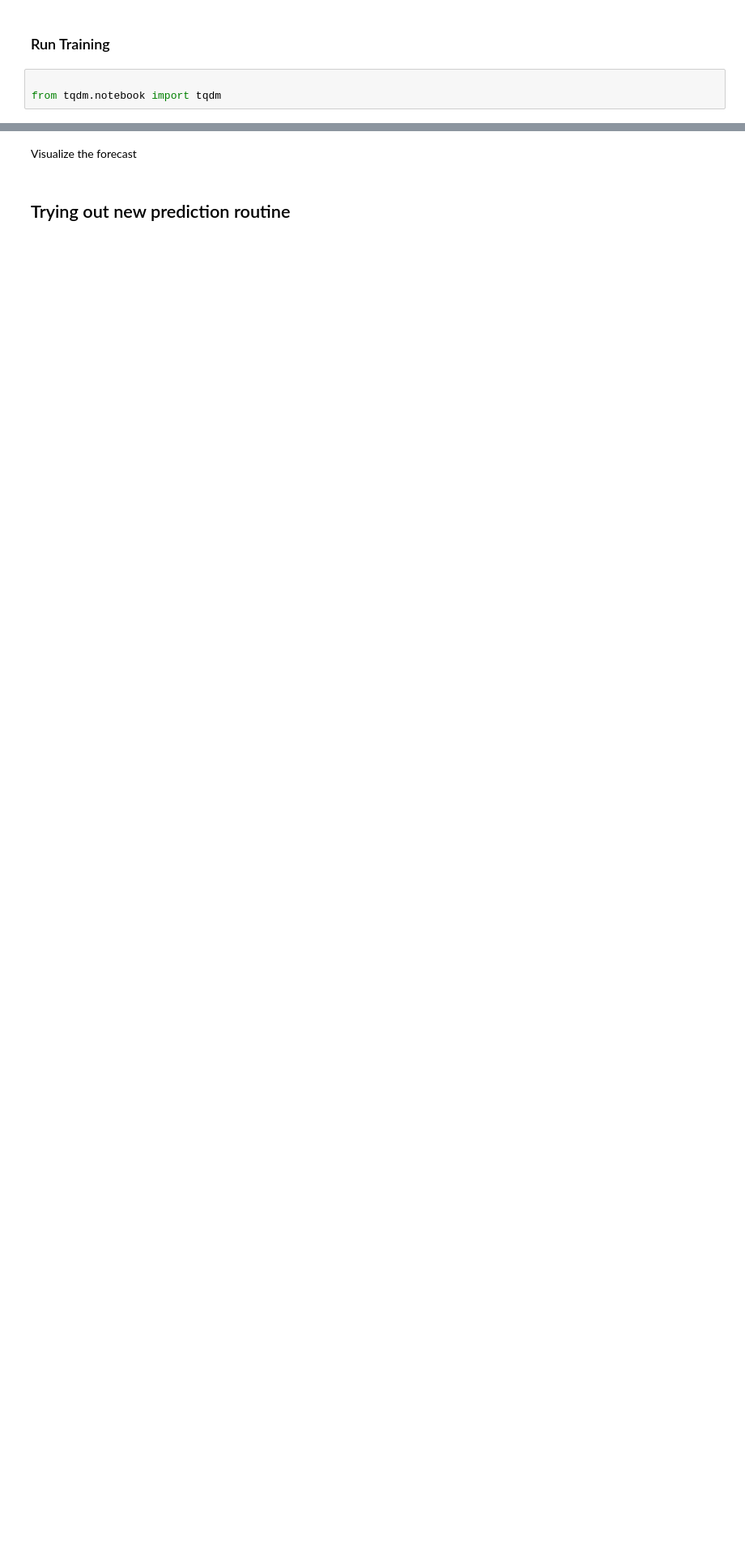
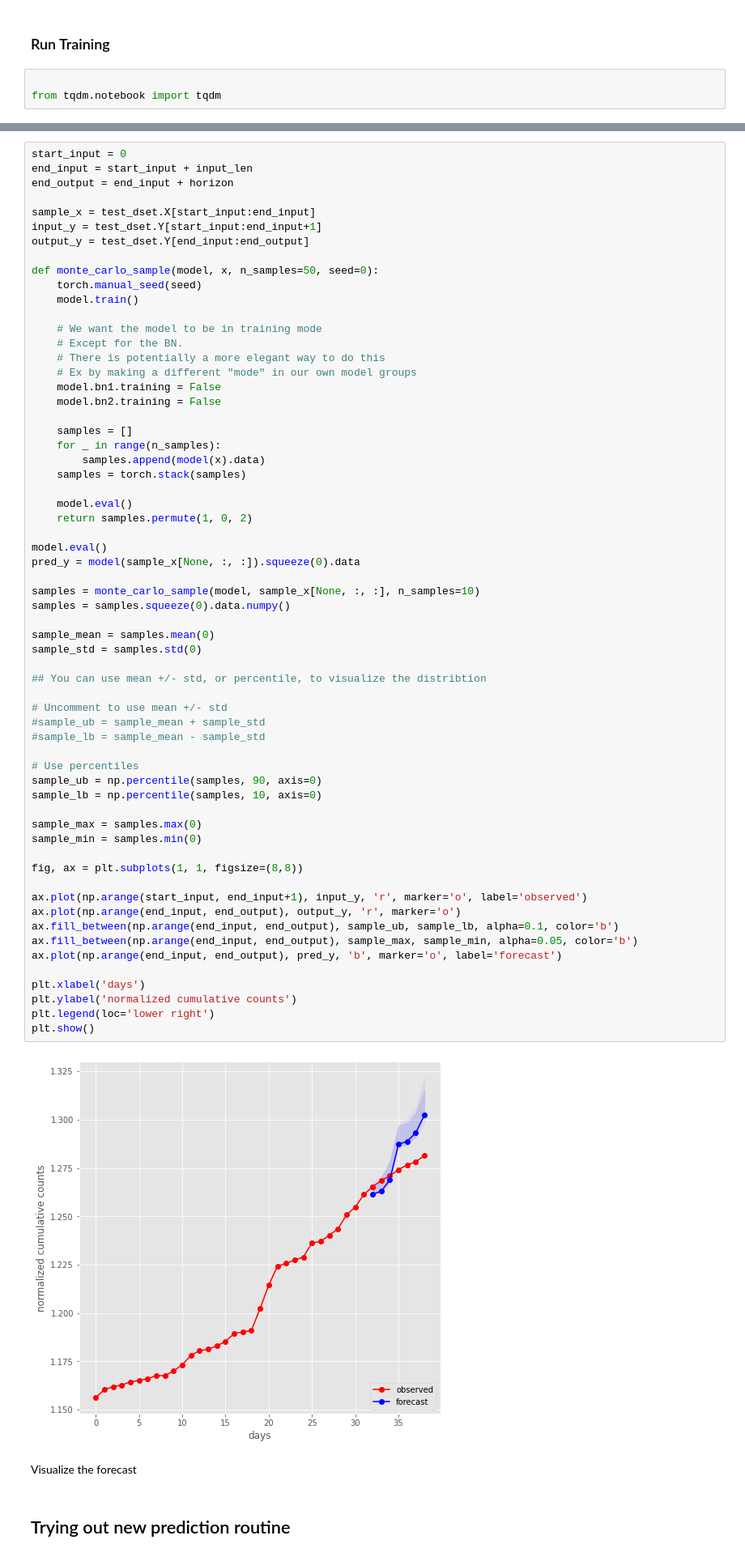
Before and after one commit to hanxiaokaka/Induced_seismic, a Jupyter notebook: notebooks/scinet/004 SCINet decatur multiple horizon.ipynb, the cells around one changed output, grey strips where cells are left out. Shown: that part at 81% size. Drawn from its saved outputs; the diff is of its cells as text; blank space fills up the shorter version.

```diff
--- a/notebooks/scinet/004 SCINet decatur multiple horizon.ipynb
+++ b/notebooks/scinet/004 SCINet decatur multiple horizon.ipynb
@@ -264,3 +264,67 @@ Text(0.5, 0, 'Epoch')
+# %%
+start_input = 0
+end_input = start_input + input_len
+end_output = end_input + horizon
+
+sample_x = test_dset.X[start_input:end_input]
+input_y = test_dset.Y[start_input:end_input+1]
+output_y = test_dset.Y[end_input:end_output]
+
+def monte_carlo_sample(model, x, n_samples=50, seed=0):
+    torch.manual_seed(seed)
+    model.train()
+
+    # We want the model to be in training mode
+    # Except for the BN.
+    # There is potentially a more elegant way to do this
+    # Ex by making a different "mode" in our own model groups
+    model.bn1.training = False
+    model.bn2.training = False
+
+    samples = []
+    for _ in range(n_samples):
+        samples.append(model(x).data)
+    samples = torch.stack(samples)
+
+    model.eval()
+    return samples.permute(1, 0, 2)
+
+model.eval()
+pred_y = model(sample_x[None, :, :]).squeeze(0).data
+
+samples = monte_carlo_sample(model, sample_x[None, :, :], n_samples=10)
+samples = samples.squeeze(0).data.numpy()
+
+sample_mean = samples.mean(0)
+sample_std = samples.std(0)
+
+## You can use mean +/- std, or percentile, to visualize the distribtion
+
+# Uncomment to use mean +/- std
+#sample_ub = sample_mean + sample_std
+#sample_lb = sample_mean - sample_std
+
+# Use percentiles
+sample_ub = np.percentile(samples, 90, axis=0)
+sample_lb = np.percentile(samples, 10, axis=0)
+
+sample_max = samples.max(0)
+sample_min = samples.min(0)
+
+fig, ax = plt.subplots(1, 1, figsize=(8,8))
+
+ax.plot(np.arange(start_input, end_input+1), input_y, 'r', marker='o', label='observed')
+ax.plot(np.arange(end_input, end_output), output_y, 'r', marker='o')
+ax.fill_between(np.arange(end_input, end_output), sample_ub, sample_lb, alpha=0.1, color='b')
+ax.fill_between(np.arange(end_input, end_output), sample_max, sample_min, alpha=0.05, color='b')
+ax.plot(np.arange(end_input, end_output), pred_y, 'b', marker='o', label='forecast')
+
+plt.xlabel('days')
+plt.ylabel('normalized cumulative counts')
+plt.legend(loc='lower right')
+plt.show()
+# %% [output]
+[figure, added]
 # %% [markdown]
 Visualize the forecast
 # %% [markdown]
```
Also changed, not shown: parts of 16 cells of this notebook.
